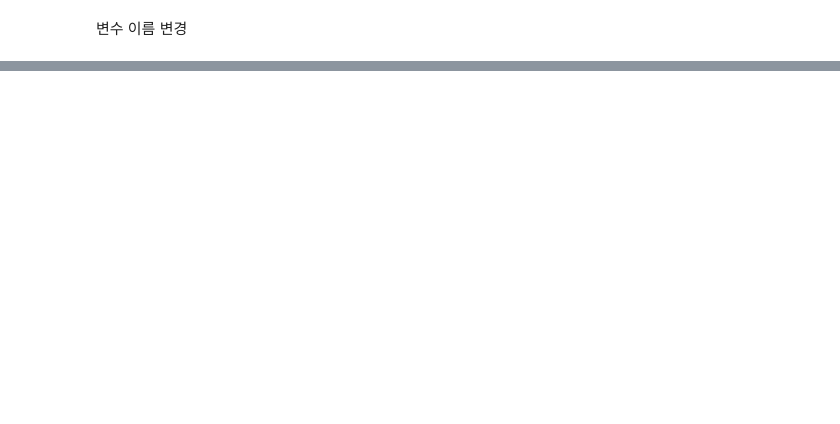
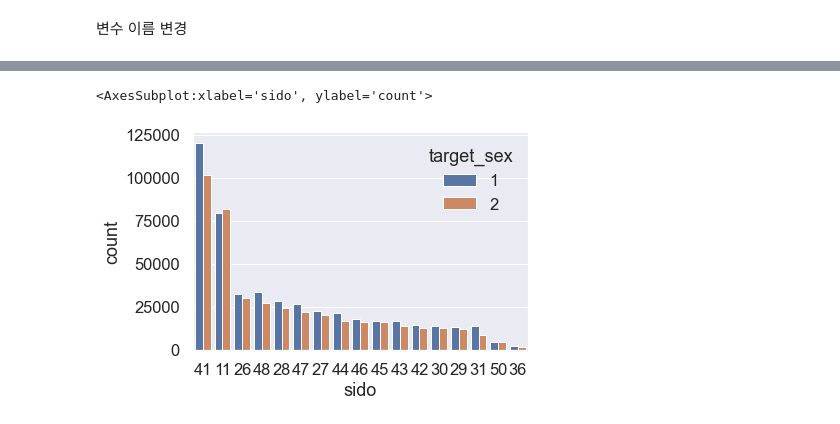
Before and after one commit to GayeonKimm/DS, a Jupyter notebook: 220527 medical checkup infomation_2017.ipynb, the cells around one changed output, grey strips where cells are left out. Cells and saved outputs as stored; diff of their text form; code cells hidden in the pictures; blank space fills up the shorter version.

```diff
--- a/220527 medical checkup infomation_2017.ipynb
+++ b/220527 medical checkup infomation_2017.ipynb
@@ -295,0 +593,9 @@ sample = df_train[:1000]
+# %%
+# 지역별 확인
+
+# figure, ((ax1,ax2,ax3),(ax4,ax5,ax6),(ax7,ax8,ax9)) = plt.subplots(nrows = 3, ncols = 3)
+# figure.set_size_inches(50,15)
+sns.countplot(data=df_train, x = "sido", hue = "target_sex", order = df_train['sido'].value_counts().index)
+# %% [output]
+<AxesSubplot:xlabel='sido', ylabel='count'>
+[figure, added]
```
Also changed, not shown: parts of 51 cells of this notebook, 1 other file.
